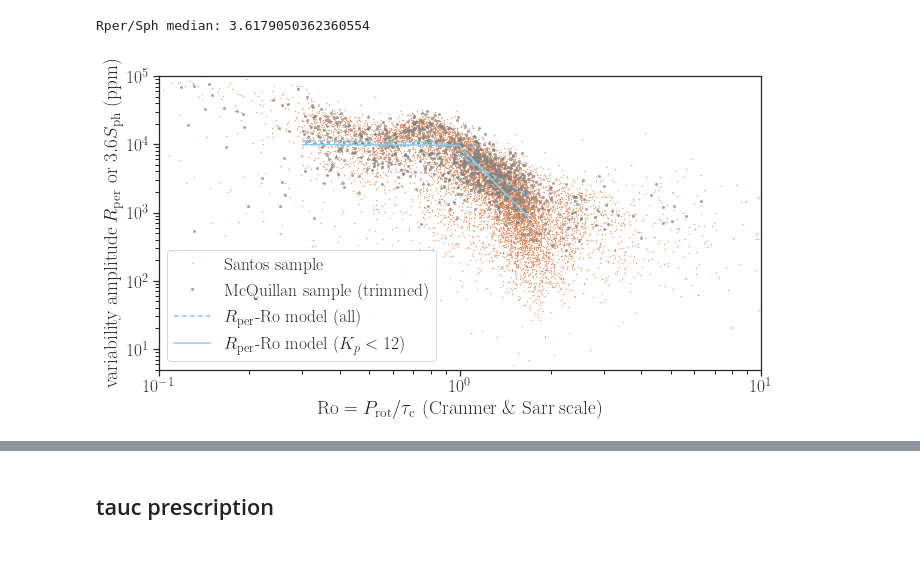
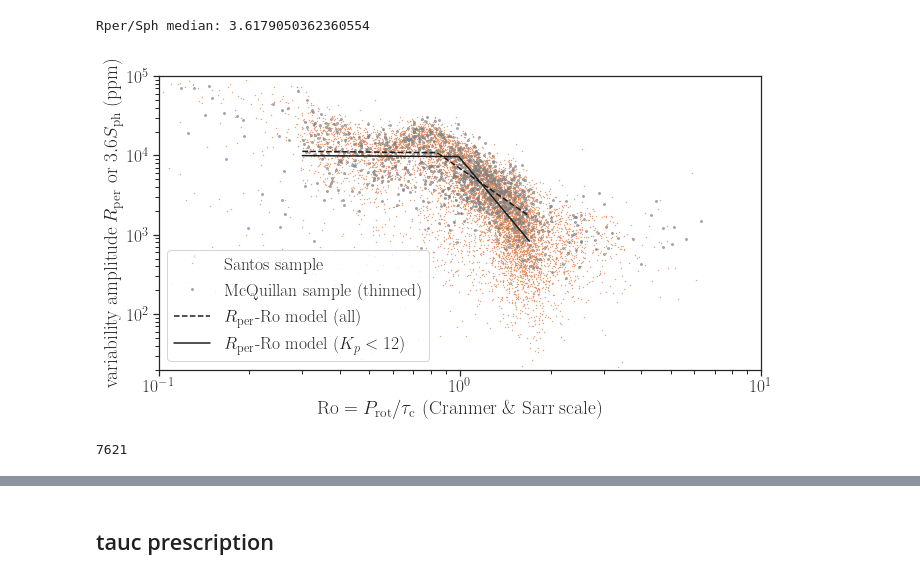
Before and after one commit to kemasuda/acheron, a Jupyter notebook: kepler_prot_teff/6-tauc_santos.ipynb, the cells around one changed output, grey strips where cells are left out. Cells and saved outputs as stored; diff of their text form; code cells hidden in the pictures.

```diff
--- a/kepler_prot_teff/6-tauc_santos.ipynb
+++ b/kepler_prot_teff/6-tauc_santos.ipynb
@@ -47,22 +47,25 @@ Rper/Sph median: 3.6179050362360554
 # %%
 scale = 3.6
 col2 = 'skyblue'
+col2 = 'k'
 r0 = np.logspace(np.log10(0.3), np.log10(1.7), 1000)
 plt.figure(figsize=(12*0.9,6*0.9))
 plt.xlabel(r"$\mathrm{Ro}=P_\mathrm{rot}/\tau_\mathrm{c}$ (Cranmer \& Sarr scale)")
 plt.ylabel(rlabel)
 plt.yscale("log")
 plt.xscale("log")
 plt.xlim(0.1, 10)
-plt.ylim(5, 1e5)
-plt.plot(ds.Pnorm, ds.Rper*scale, '.', markersize=0.7, color='C1', label='Santos sample')
+plt.ylim(20, 1e5)
+idxs = (ds.teff>4000) & (ds.teff<6250)
+plt.plot(ds.Pnorm[idxs], ds.Rper[idxs]*scale, '.', markersize=0.7, color='C1', label='Santos sample')
 #idxm = d.kepmag < 12
 idxm = d.index%5 == 0
-plt.plot(d.Pnorm[idxm], d.Rper[idxm], 'o', markersize=2., color=col, label='McQuillan sample (trimmed)', alpha=0.6)#, mfc='none', mew=0.5, alpha=1)
+plt.plot(d.Pnorm[idxm], d.Rper[idxm], 'o', markersize=2., color=col,
+         label='McQuillan sample (thinned)', alpha=0.6)#, mfc='none', mew=0.5, alpha=1)
 plt.plot(r0, rper_ro(r0, params_all), label='$R_\mathrm{per}$-$\mathrm{Ro}$ model (all)', color=col2, ls='dashed')
 plt.plot(r0, rper_ro(r0, params_mag), label='$R_\mathrm{per}$-$\mathrm{Ro}$ model ($K_p<12$)', color=col2, ls='solid')
 plt.legend(loc='best')
 #plt.axvline(x=1.6)
-plt.savefig(plotdir+"mcquillan_santos.png", dpi=200, bbox_inches="tight")
+plt.savefig(plotdir+"mcquillan_santos_teffcut.png", dpi=200, bbox_inches="tight")
 # %% [output]
-[figure, old version]
+[figure, new version]
@@ -68,0 +88,4 @@ plt.savefig(plotdir+"mcquillan_santos.png", dpi=200, bbox_inches="tight")
+# %%
+np.sum(idxs)
+# %% [output]
+7621
```
Also changed, not shown: parts of 5 cells of this notebook, 7 other files.
